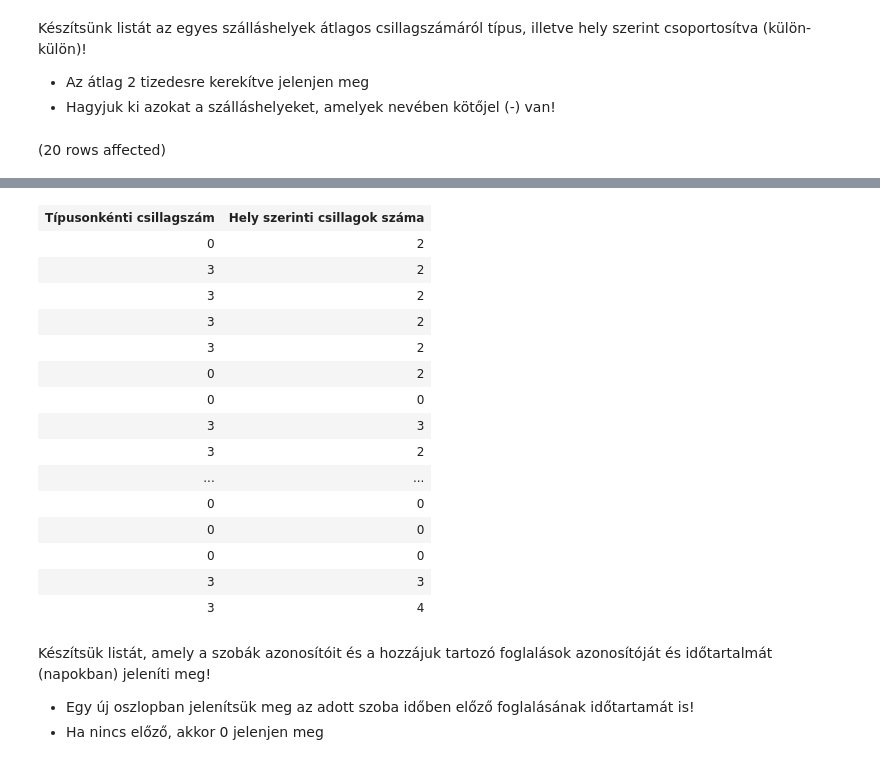
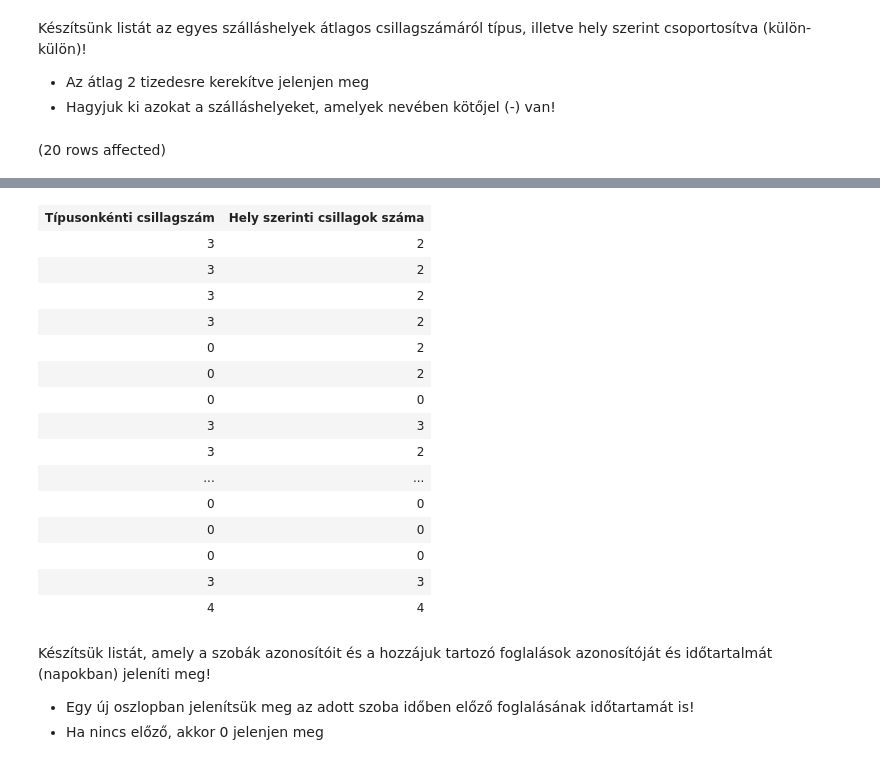
Before and after one commit to rolandonagy/adatbazis, a Jupyter notebook: zh2.ipynb, the cells around one changed output, grey strips where cells are left out. Cells and saved outputs as stored; diff of their text form; code cells hidden in the pictures.

```diff
--- a/zh2.ipynb
+++ b/zh2.ipynb
@@ -4,8 +4,8 @@ Készítsünk listát az egyes szálláshelyek átlagos csillagszámáról típu
 - Az átlag 2 tizedesre kerekítve jelenjen meg
 - Hagyjuk ki azokat a szálláshelyeket, amelyek nevében kötőjel (-) van!
 # %%
-SELECT ROUND(avg(csillagok_szama) OVER (PARTITION by tipus), 2) as 'Típusonkénti csillagszám', ROUND(avg(CSILLAGOK_SZAMA) over(PARTITION by hely),2) as 'Hely szerinti csillagok száma'
+SELECT ROUND(avg(csillagok_szama) OVER (PARTITION by tipus,hely), 2) as 'Típusonkénti csillagszám', ROUND(avg(CSILLAGOK_SZAMA) over(PARTITION by hely),2) as 'Hely szerinti csillagok száma'
 FROM szallashely sz
-WHERE CHARINDEX('-',SZALLAS_NEV) = 0
+WHERE SZALLAS_NEV not like '%-%'
 # %% [output]
 (20 rows affected)
@@ -13,9 +13,9 @@ Total execution time: 00:00:00.005
 | Típusonkénti csillagszám | Hely szerinti csillagok száma |
-| 0 | 2 |
 | 3 | 2 |
 | 3 | 2 |
 | 3 | 2 |
 | 3 | 2 |
+| 0 | 2 |
 | 0 | 2 |
 | 0 | 0 |
 | 3 | 3 |
@@ -25,7 +25,7 @@ Total execution time: 00:00:00.005
 | 0 | 0 |
 | 0 | 0 |
 | 3 | 3 |
-| 3 | 4 |
+| 4 | 4 |
 # %% [markdown]
 Készítsük listát, amely a szobák azonosítóit és a hozzájuk tartozó foglalások azonosítóját és időtartalmát (napokban) jeleníti meg!
 
```
Also changed, not shown: parts of 2 cells of this notebook.
